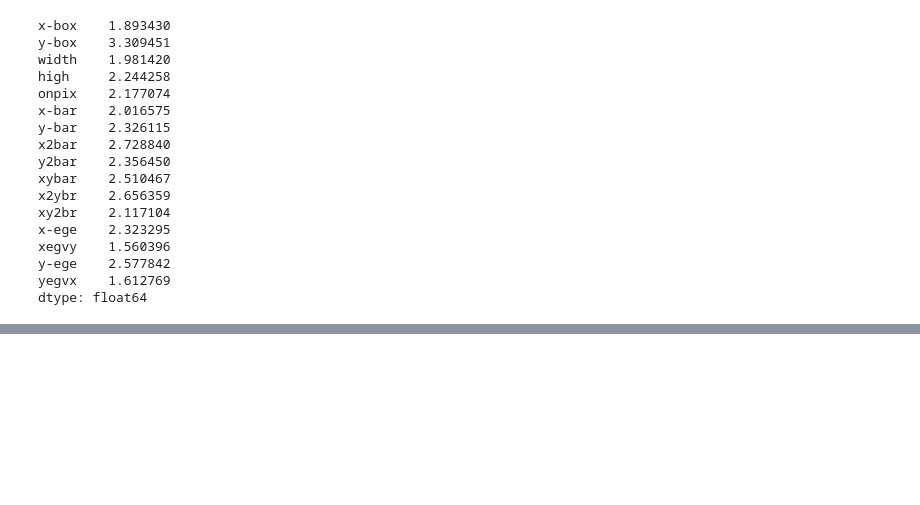
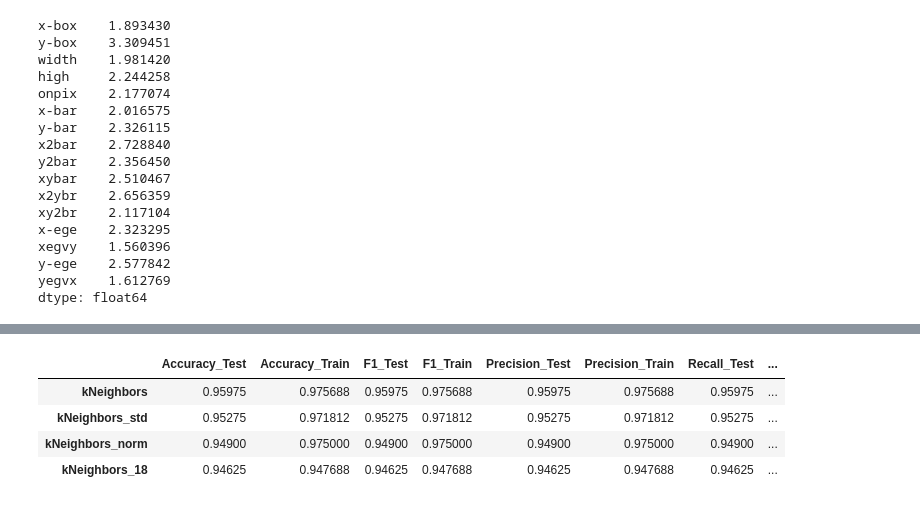
Before and after one commit to maciejniklas/LetterImageRecognition, a Jupyter notebook: Workbook.ipynb, the cells around one changed output, grey strips where cells are left out. Saved outputs shown, nothing was run; the diff lists cells and outputs as text; code cells hidden in the pictures; blank space fills up the shorter version.

```diff
--- a/Workbook.ipynb
+++ b/Workbook.ipynb
@@ -409,0 +445,10 @@ score
+# %%
+# Best choice of neighbours number seems to be 18
+score = score.append(pd.DataFrame({'kNeighbors_18': ClassifierScore(sklearn.neighbors.KNeighborsClassifier(n_neighbors=18), xTrain, xTest, yTrain, yTest)}).T)
+score
+# %% [output]
+|  | Accuracy_Test | Accuracy_Train | F1_Test | F1_Train | Precision_Test | Precision_Train | Recall_Test | ... |
+| kNeighbors | 0.95975 | 0.975688 | 0.95975 | 0.975688 | 0.95975 | 0.975688 | 0.95975 | ... |
+| kNeighbors_std | 0.95275 | 0.971812 | 0.95275 | 0.971812 | 0.95275 | 0.971812 | 0.95275 | ... |
+| kNeighbors_norm | 0.94900 | 0.975000 | 0.94900 | 0.975000 | 0.94900 | 0.975000 | 0.94900 | ... |
+| kNeighbors_18 | 0.94625 | 0.947688 | 0.94625 | 0.947688 | 0.94625 | 0.947688 | 0.94625 | ... |
```
Also changed, not shown: parts of 11 cells of this notebook.
